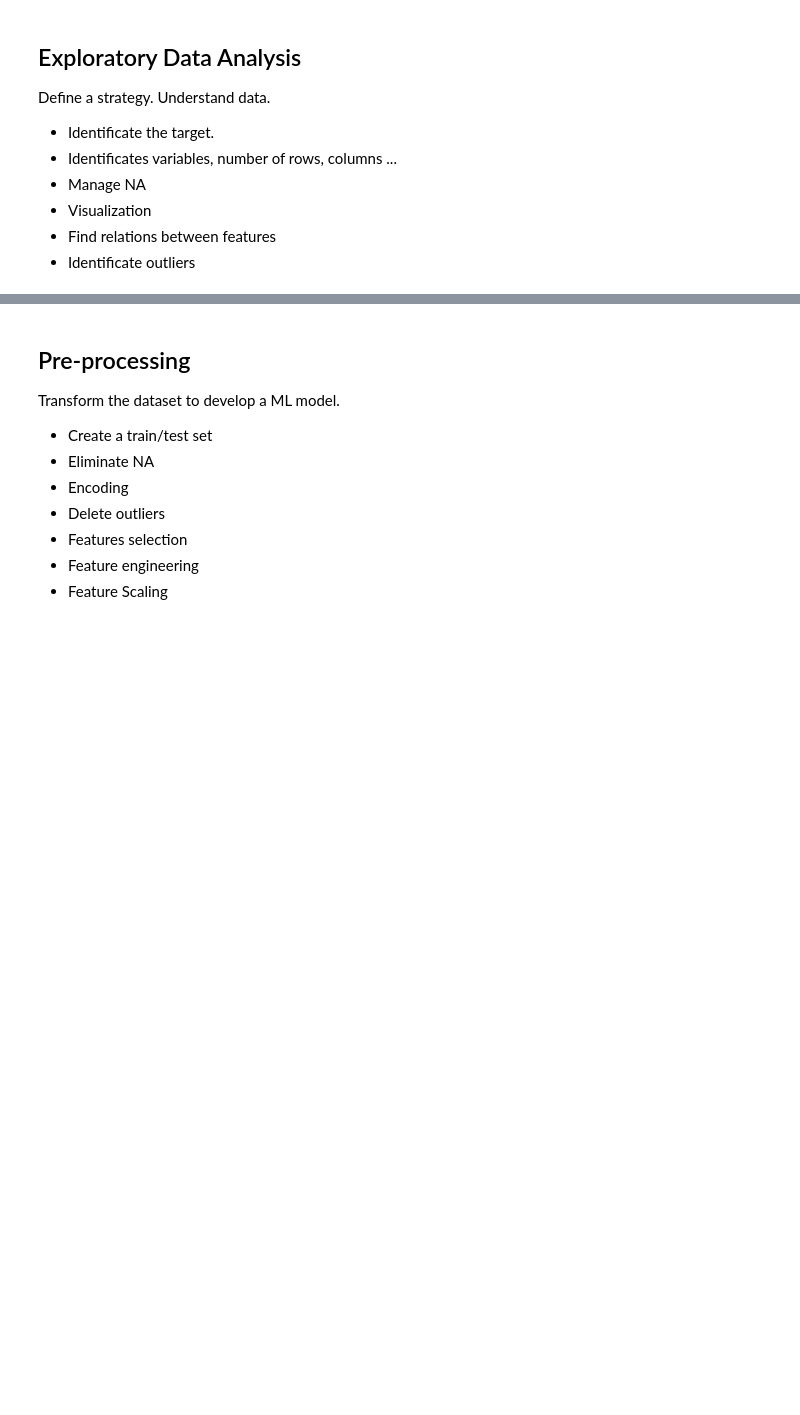
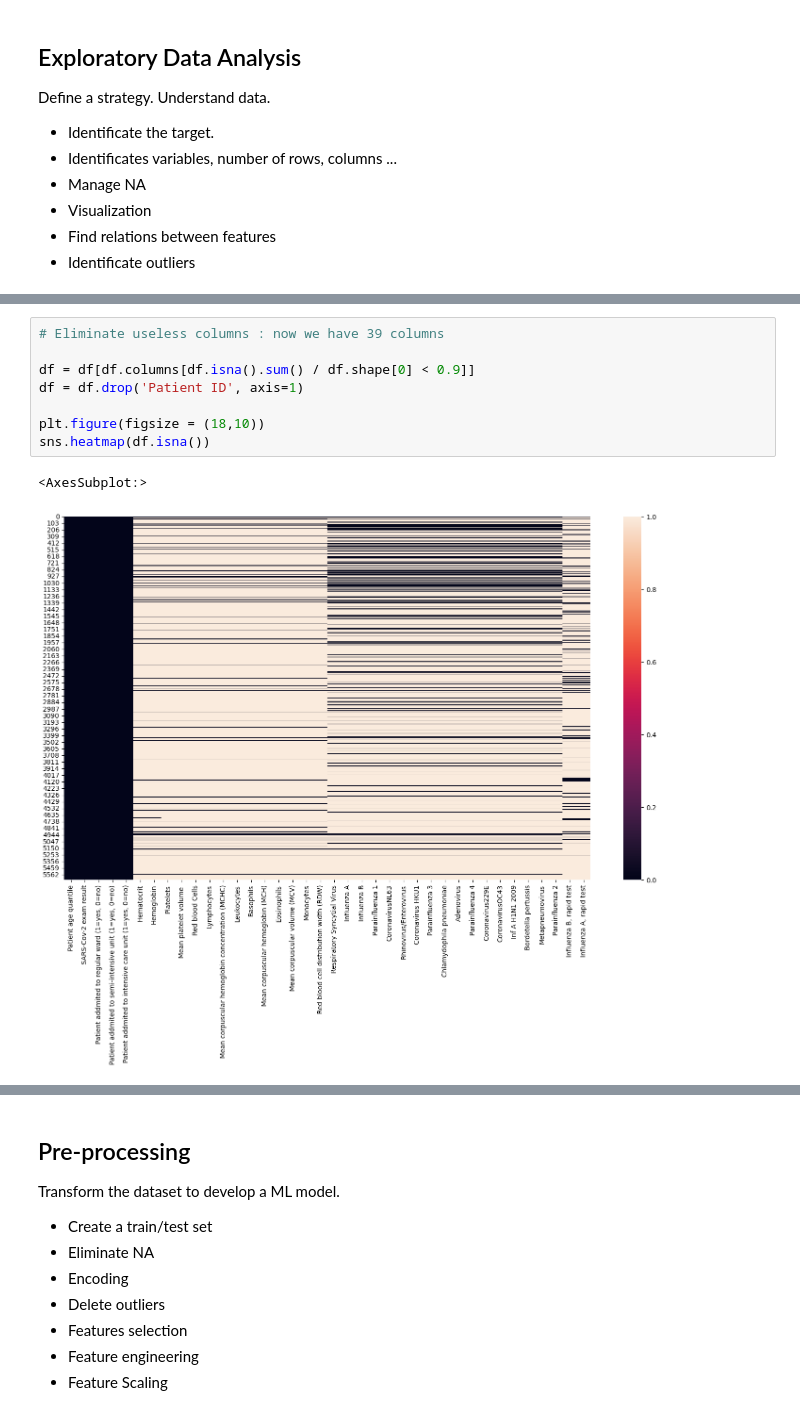
Before and after one commit to AugustinCablant/Learning-ML, a Jupyter notebook: MACHINE LEARNING/projet_covid.ipynb, the cells around one changed output, grey strips where cells are left out. Drawn from its saved outputs; the diff is of its cells as text; blank space fills up the shorter version.

```diff
--- a/MACHINE LEARNING/projet_covid.ipynb
+++ b/MACHINE LEARNING/projet_covid.ipynb
@@ -116,0 +141,11 @@ See the caveats in the documentation: https://pandas.pydata.org/pandas-docs/stab
+# %%
+# Eliminate useless columns : now we have 39 columns
+
+df = df[df.columns[df.isna().sum() / df.shape[0] < 0.9]]
+df = df.drop('Patient ID', axis=1)
+
+plt.figure(figsize = (18,10))
+sns.heatmap(df.isna())
+# %% [output]
+<AxesSubplot:>
+[figure, added]
```
Also changed, not shown: parts of 12 cells of this notebook.
